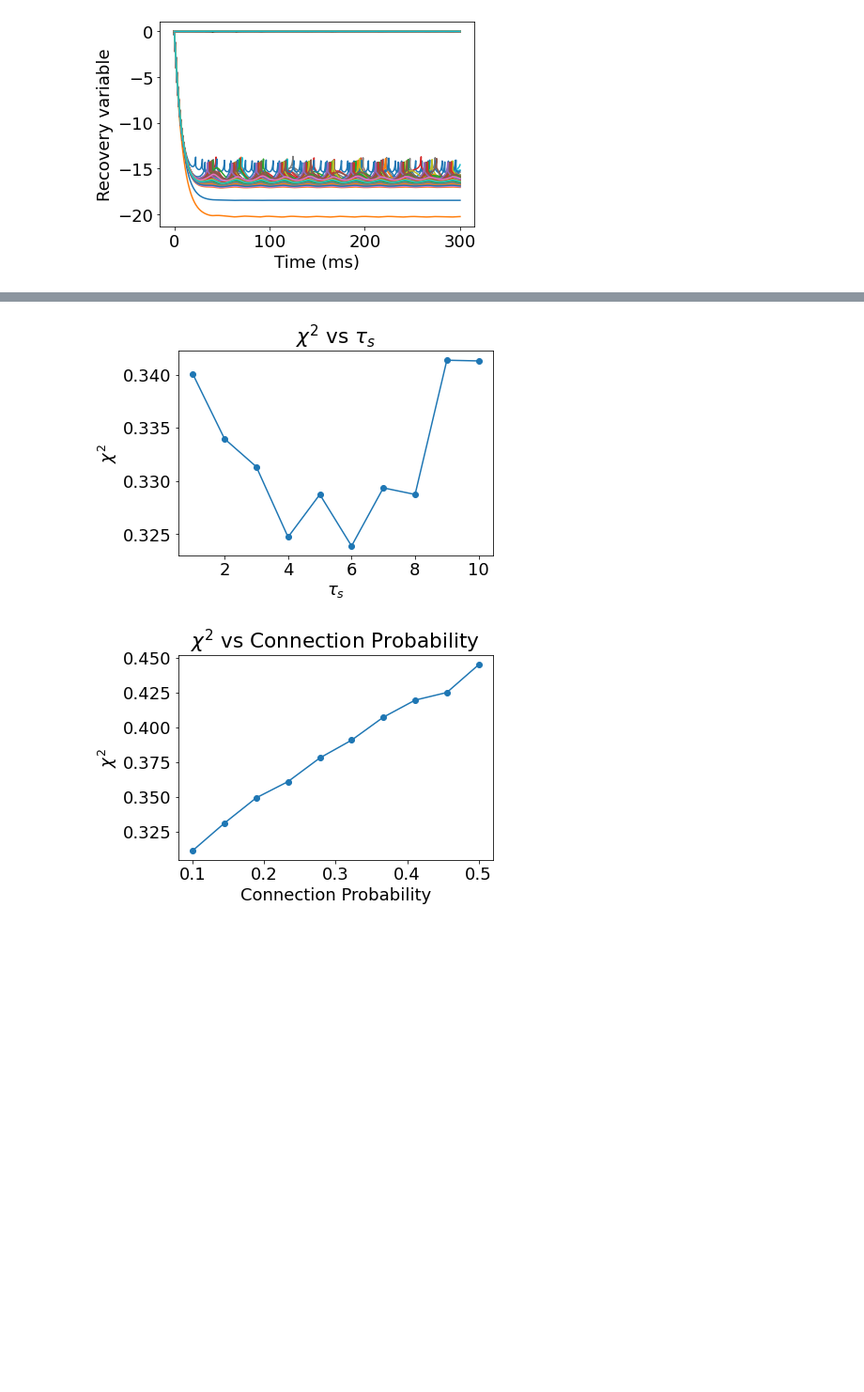
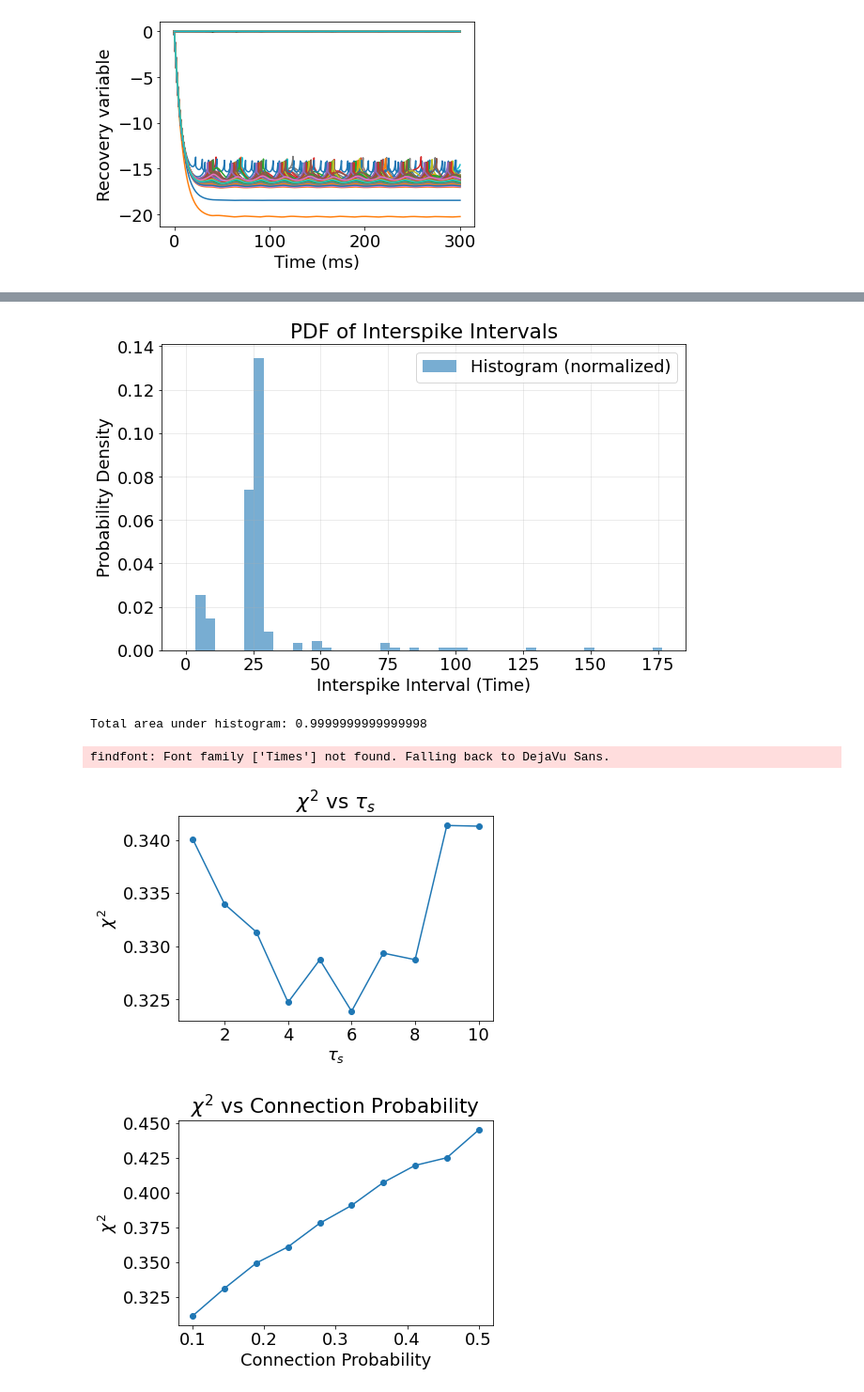
Before and after one commit to davidkelly2002/Final-Year-Project, a Jupyter notebook: Investigating g_syn vs Chi_sq and g_syn vs tau_s.ipynb, the cells around one changed output, grey strips where cells are left out. Shown: that part at 94% size. Drawn from its saved outputs; the diff is of its cells as text; code cells hidden in the pictures; blank space fills up the shorter version.

```diff
--- a/Investigating g_syn vs Chi_sq and g_syn vs tau_s.ipynb
+++ b/Investigating g_syn vs Chi_sq and g_syn vs tau_s.ipynb
@@ -202,3 +295,45 @@ Average value of matrix g= 0.049546704329874756
+# %%
+import numpy as np
+import matplotlib.pyplot as plt
+from scipy.stats import gaussian_kde
+
+# Assume `interspike_intervals` is a dictionary with neuron indices as keys and lists of ISIs as values
+all_isis = []
+for isis in interspike_intervals.values():
+    all_isis.extend(isis)  # Aggregate all ISIs across neurons
+
+# Convert ISIs to a numpy array
+all_isis = np.array(all_isis)
+
+# Generate histogram and normalize to form a PDF
+bin_edges = np.linspace(0, np.max(all_isis), 50)  # Adjust bins as needed
+hist, bin_edges = np.histogram(all_isis, bins=bin_edges, density=True)
+
+# Smooth PDF using Kernel Density Estimation (KDE)
+kde = gaussian_kde(all_isis)
+x_vals = np.linspace(0, np.max(all_isis), 500)
+pdf_vals = kde(x_vals)
+
+# Plot the PDF
+plt.figure(figsize=(10, 6))
+plt.hist(all_isis, bins=bin_edges, density=True, alpha=0.6, label='Histogram (normalized)')
+plt.title("PDF of Interspike Intervals")
+plt.xlabel("Interspike Interval (Time)")
+plt.ylabel("Probability Density")
+plt.legend()
+plt.grid(alpha=0.3)
+plt.show()
+# Histogram computation with density=True
+hist, bin_edges = np.histogram(all_isis, bins=50, density=True)
+
+# Calculate the total area under the histogram
+bin_widths = np.diff(bin_edges)  # Calculate the width of each bin
+total_area = np.sum(hist * bin_widths)  # Sum of (height * width) for each bar
+
+print(f"Total area under histogram: {total_area}")  # Should print approximately 1
+# %% [output]
+[figure, added]
+Total area under histogram: 0.9999999999999998
 # %%
 # Define the range of tau_s values
 tau_s_values = np.arange(1, 11, 1)  # Values from 0 to 10 inclusive
@@ -250,7 +385,7 @@ for tau_s in tau_s_values:
             p_init += 1 / (tau_s * N) if tau_s > 0 else 0  # Avoid division by zero for tau_s=0
 
             spike_times[spikeCounter, :] = [t0, spike]
-            spikeCounter += 1
+            spikeCounter = spikeCounter + 1
             i += 1
 
     # Compute chi_sq for current tau_s
@@ -266,6 +401,7 @@ plt.ylabel(r'$\chi^2$')
 plt.title(r'$\chi^2$ vs $\tau_s$')
 plt.show()
 # %% [output]
+findfont: Font family ['Times'] not found. Falling back to DejaVu Sans.
 [figure]
 # %%
 # Define different connectivity parameters for g
```
Also changed, not shown: parts of 19 cells of this notebook.
